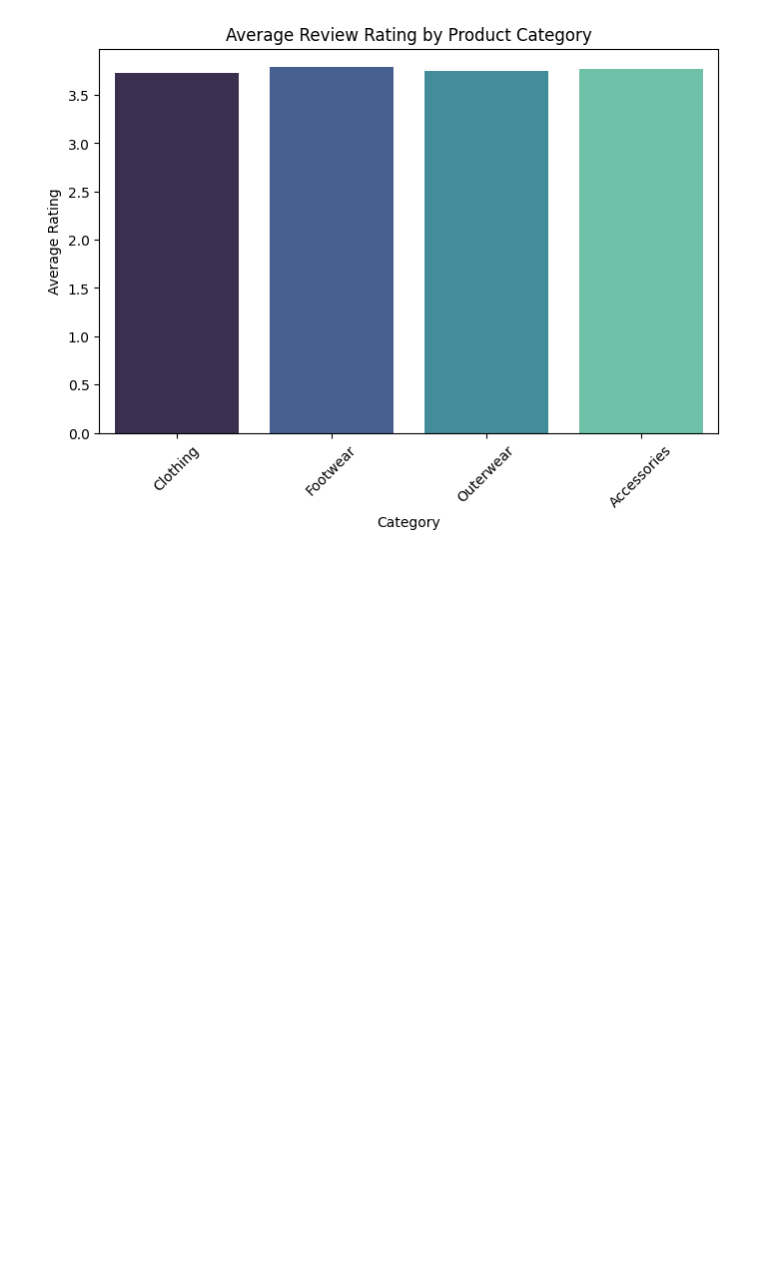
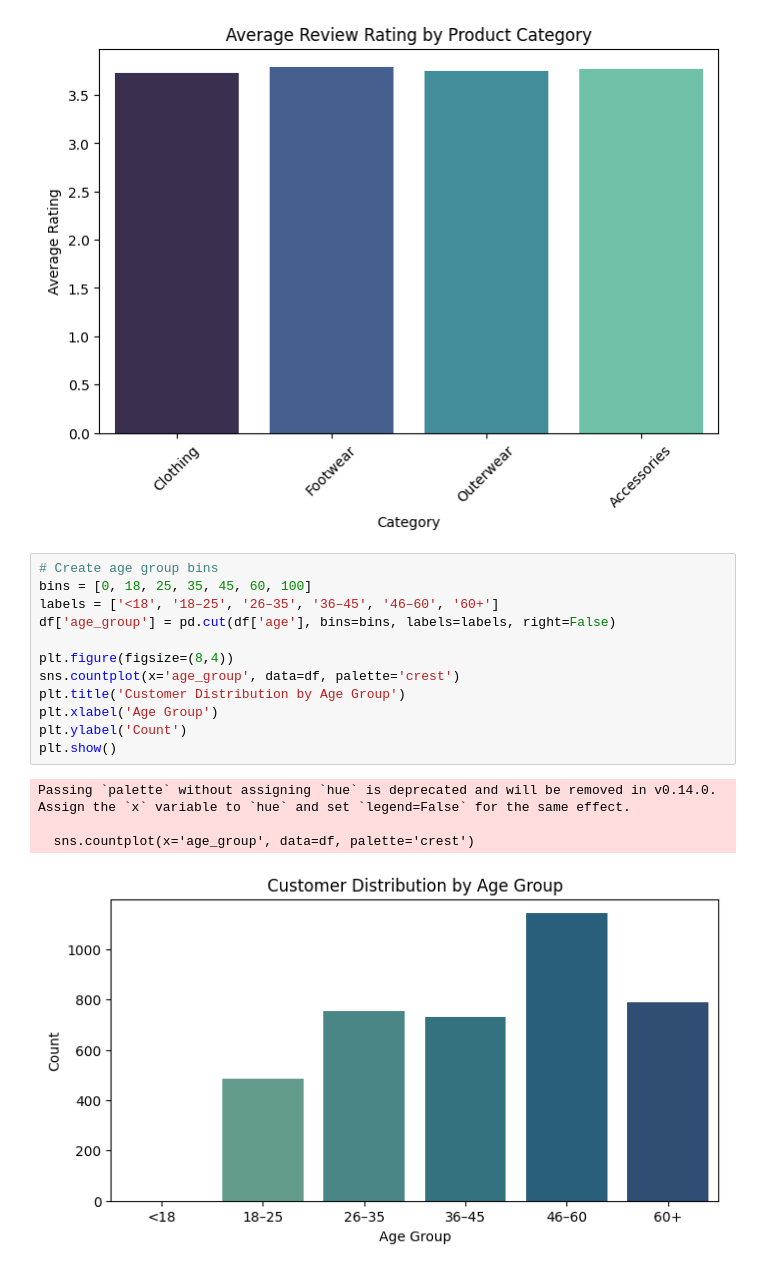
Before and after one commit to saisarantottempudi/customer_purchase_behaviour, a Jupyter notebook: notebooks/01_eda.ipynb, the cells around one changed output. Drawn from its saved outputs; the diff is of its cells as text; blank space fills up the shorter version.

```diff
--- a/notebooks/01_eda.ipynb
+++ b/notebooks/01_eda.ipynb
@@ -270,3 +268,20 @@ Passing `palette` without assigning `hue` is deprecated and will be removed in v
 
   sns.barplot(x='category', y='review_rating', data=df, ci=None, palette='mako')
 [figure]
+# %%
+# Create age group bins
+bins = [0, 18, 25, 35, 45, 60, 100]
+labels = ['<18', '18–25', '26–35', '36–45', '46–60', '60+']
+df['age_group'] = pd.cut(df['age'], bins=bins, labels=labels, right=False)
+
+plt.figure(figsize=(8,4))
+sns.countplot(x='age_group', data=df, palette='crest')
+plt.title('Customer Distribution by Age Group')
+plt.xlabel('Age Group')
+plt.ylabel('Count')
+plt.show()
+# %% [output]
+Passing `palette` without assigning `hue` is deprecated and will be removed in v0.14.0. Assign the `x` variable to `hue` and set `legend=False` for the same effect.
+
+  sns.countplot(x='age_group', data=df, palette='crest')
+[figure, added]
```
Also changed, not shown: parts of 8 cells of this notebook, 1 other file.
